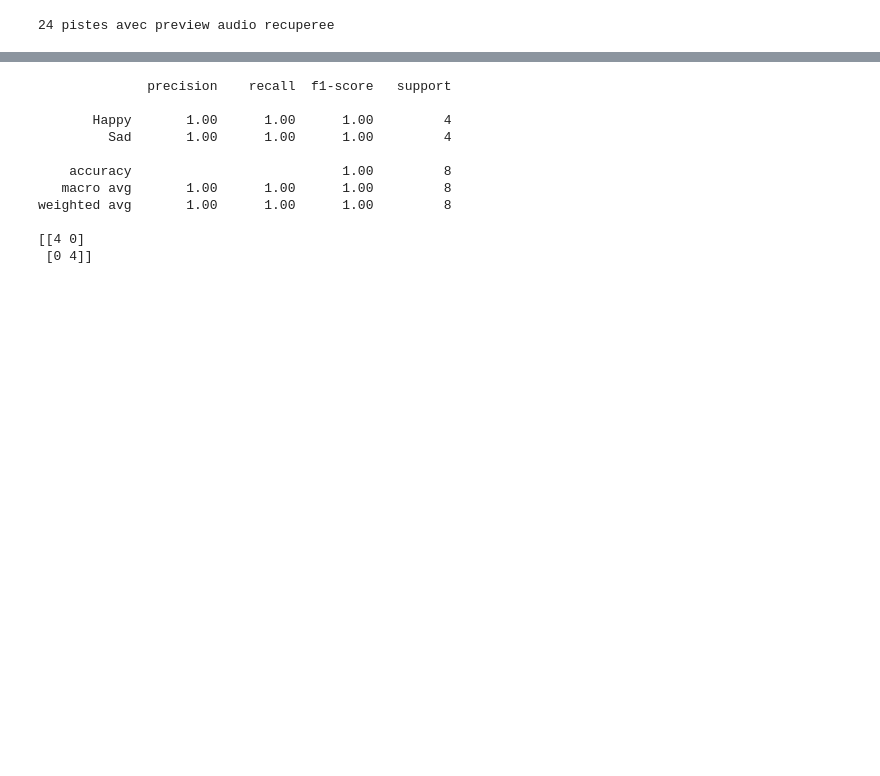
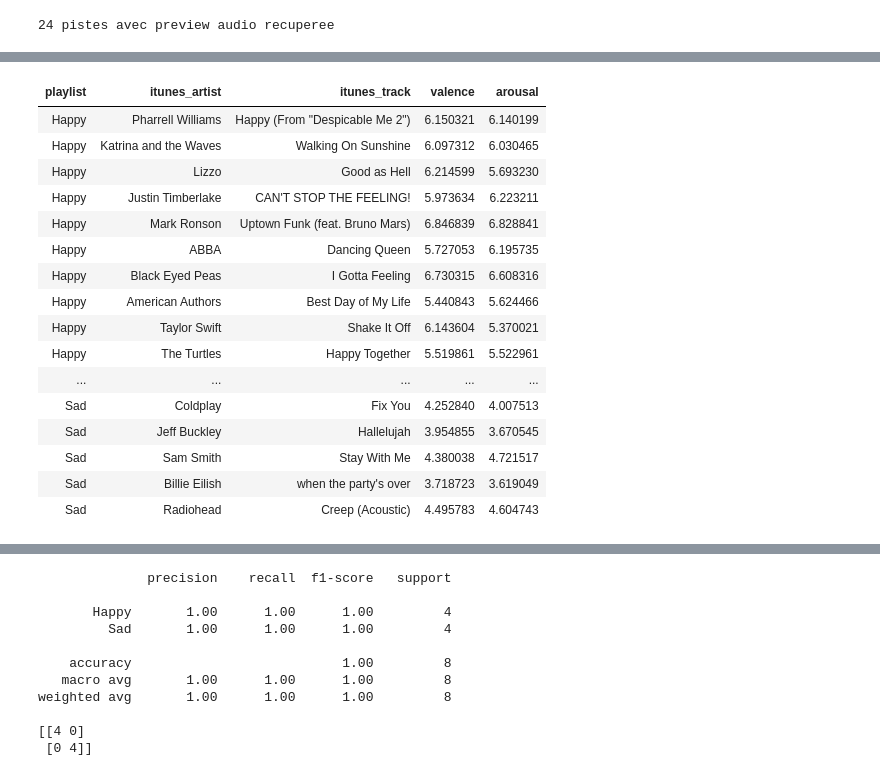
Before and after one commit to sdp92-hub/Moods-Happy-and-Sad-Clusters, a Jupyter notebook: Moods - Happy and Sad Clusters (v2 - Essentia+iTunes prototype).ipynb, the cells around one changed output, grey strips where cells are left out. Cells and saved outputs as stored; diff of their text form; code cells hidden in the pictures; blank space fills up the shorter version.

```diff
--- a/Moods - Happy and Sad Clusters (v2 - Essentia+iTunes prototype).ipynb
+++ b/Moods - Happy and Sad Clusters (v2 - Essentia+iTunes prototype).ipynb
@@ -153,20 +194,0 @@ Modeles prets: ['deam-msd-musicnn-2.pb', 'msd-musicnn-1.pb']
-# %%
-embedding_model = es.TensorflowPredictMusiCNN(
-    graphFilename=os.path.join(MODELS_DIR, "msd-musicnn-1.pb"),
-    output="model/dense/BiasAdd",
-)
-va_model = es.TensorflowPredict2D(
-    graphFilename=os.path.join(MODELS_DIR, "deam-msd-musicnn-2.pb"),
-    output="model/Identity",
-)
-
-for item in catalog:
-    audio = es.MonoLoader(filename=item["wav_path"], sampleRate=16000)()
-    embeddings = embedding_model(audio)
-    predictions = va_model(embeddings)
-    mean_pred = predictions.mean(axis=0)
-    item["valence"] = float(mean_pred[0])
-    item["arousal"] = float(mean_pred[1])
-
-df = pd.DataFrame(catalog)
-df[["playlist", "itunes_artist", "itunes_track", "valence", "arousal"]]
@@ -190,0 +232,42 @@ df[["playlist", "itunes_artist", "itunes_track", "valence", "arousal"]]
+# %%
+for item in catalog:
+    audio = es.MonoLoader(filename=item["wav_path"], sampleRate=16000)()
+    embeddings = embedding_model(audio)  # calculé une fois, réutilisé par toutes les têtes
+
+    valence, arousal = heads["deam"][0](embeddings).mean(axis=0)
+    item["valence"], item["arousal"] = float(valence), float(arousal)
+
+    for name, positive in BINARY_HEADS:
+        algo, classes = heads[name]
+        probs = algo(embeddings).mean(axis=0)
+        item[positive] = float(probs[classes.index(positive)])
+
+    algo, classes = heads["moods_mirex"]
+    probs = algo(embeddings).mean(axis=0)
+    for cls, p in zip(classes, probs):
+        item[MIREX_SHORT[cls]] = float(p)
+    item["mirex_top"] = MIREX_SHORT[classes[int(np.argmax(probs))]]
+
+df = pd.DataFrame(catalog)
+MOOD_COLS = [pos for _, pos in BINARY_HEADS]
+MIREX_COLS = list(MIREX_SHORT.values())
+
+df[["playlist", "itunes_artist", "itunes_track", "valence", "arousal"]]
+# %% [output]
+| playlist | itunes_artist | itunes_track | valence | arousal |
+| Happy | Pharrell Williams | Happy (From "Despicable Me 2") | 6.150321 | 6.140199 |
+| Happy | Katrina and the Waves | Walking On Sunshine | 6.097312 | 6.030465 |
+| Happy | Lizzo | Good as Hell | 6.214599 | 5.693230 |
+| Happy | Justin Timberlake | CAN'T STOP THE FEELING! | 5.973634 | 6.223211 |
+| Happy | Mark Ronson | Uptown Funk (feat. Bruno Mars) | 6.846839 | 6.828841 |
+| Happy | ABBA | Dancing Queen | 5.727053 | 6.195735 |
+| Happy | Black Eyed Peas | I Gotta Feeling | 6.730315 | 6.608316 |
+| Happy | American Authors | Best Day of My Life | 5.440843 | 5.624466 |
+| Happy | Taylor Swift | Shake It Off | 6.143604 | 5.370021 |
+| Happy | The Turtles | Happy Together | 5.519861 | 5.522961 |
+| ... | ... | ... | ... | ... |
+| Sad | Coldplay | Fix You | 4.252840 | 4.007513 |
+| Sad | Jeff Buckley | Hallelujah | 3.954855 | 3.670545 |
+| Sad | Sam Smith | Stay With Me | 4.380038 | 4.721517 |
+| Sad | Billie Eilish | when the party's over | 3.718723 | 3.619049 |
+| Sad | Radiohead | Creep (Acoustic) | 4.495783 | 4.604743 |
```
Also changed, not shown: parts of 26 cells of this notebook, 1 other file.
